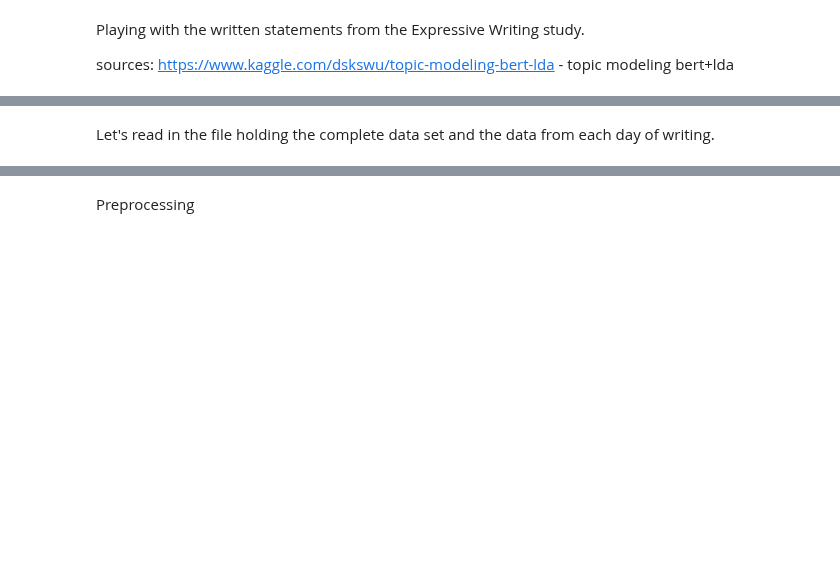
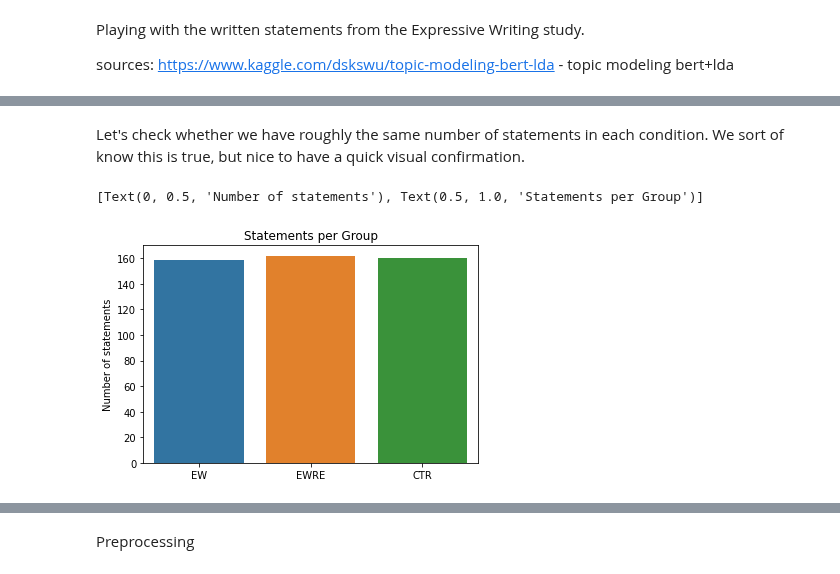
Before and after one commit to lucia-lux/EW_analysis, a Jupyter notebook: ew_nlp_writing.ipynb, the cells around one changed output, grey strips where cells are left out. Drawn from its saved outputs; the diff is of its cells as text; code cells hidden in the pictures; blank space fills up the shorter version.

```diff
--- a/ew_nlp_writing.ipynb
+++ b/ew_nlp_writing.ipynb
@@ -28,8 +35,8 @@ https://www.kaggle.com/dskswu/topic-modeling-bert-lda - topic modeling bert+lda
 # %%
-home = 0
+home = 1
 if home:
     infiledir = r"C:\Users\Luzia T\UCL\WorkingFromHome\Possible_online_studies\NLP_expressive_writing\analysis\Processed_2"
-    rand_dir = r"C:\Users\Luzia T\UCL\WorkingFromHome\Possible_online_studies\NLP_expressive_writing\analysis"
+    writing_dir = r"C:\Users\Luzia T\UCL\WorkingFromHome\Possible_online_studies\NLP_expressive_writing\analysis\writing_data\statements"
 else:
     infiledir = r"P:\EW_analysis\analysis\Processed_2"
     writing_dir = r"P:\EW_analysis\analysis\writing\writing_data"
@@ -47,5 +65,10 @@ ctr_files = [f for f in filenames if 'T3' in f]
 # %%
 def get_diaries(directory,filenames,group_name):
+    """
+    read in files from each group/day of writing
+    in: path to input directory, list of filenames, condition name (EW, EWRE or CTR)
+    out: list of lists of data from all days of writing for the specified group.
+    """
     all_files = []
     for i,name in enumerate(filenames):
         diary_df = pd.read_csv(os.path.join(directory,name),skiprows = [0,2])
@@ -62,10 +85,13 @@ def get_diaries(directory,filenames,group_name):
     return all_files
 
 def read_files(infiles):
+    """
+    convert list of lists to dataframe.
+    in: list of lists (output from get_diaries)
+    """
     all_df = pd.concat([pd.DataFrame(infiles[0]), pd.DataFrame(infiles[1]),pd.DataFrame(infiles[2]),pd.DataFrame(infiles[3])])
     return all_df
 # %%
-
 all_ew = get_diaries(writing_dir, ew_files,'EW')
 ew_df = read_files(all_ew)
 all_ewre = get_diaries(writing_dir, ewre_files,'EWRE')
@@ -73,13 +99,18 @@ ewre_df = read_files(all_ewre)
 all_ctr = get_diaries(writing_dir, ctr_files,'CTR')
 ctr_df = read_files(all_ctr)
 writing_df = pd.concat([ew_df,ewre_df,ctr_df])
-writing_df.loc[:,'writing'] = writing_df.writing
+
 
 # save if needed
 save = 0
 if save:
     writing_df.to_csv(os.path.join(writing_dir, 'writing_df.csv'))
-# %% [markdown]
-Let's read in the file holding the complete data set and the data from each day of writing.
 # %%
 all_dat_df = pd.read_csv(os.path.join(infiledir, 'all_dat_df.csv'))
+# %% [markdown]
+Let's check whether we have roughly the same number of statements in each condition. We sort of know this is true, but nice to have a quick visual confirmation.
+# %%
+sns.barplot(x = writing_df.Group.unique(), y = [len(ew_df),len(ewre_df),len(ctr_df)]).set(ylabel = 'Number of statements', title = 'Statements per Group')
+# %% [output]
+[Text(0, 0.5, 'Number of statements'), Text(0.5, 1.0, 'Statements per Group')]
+[figure, added]
```
Also changed, not shown: parts of 16 cells of this notebook.
